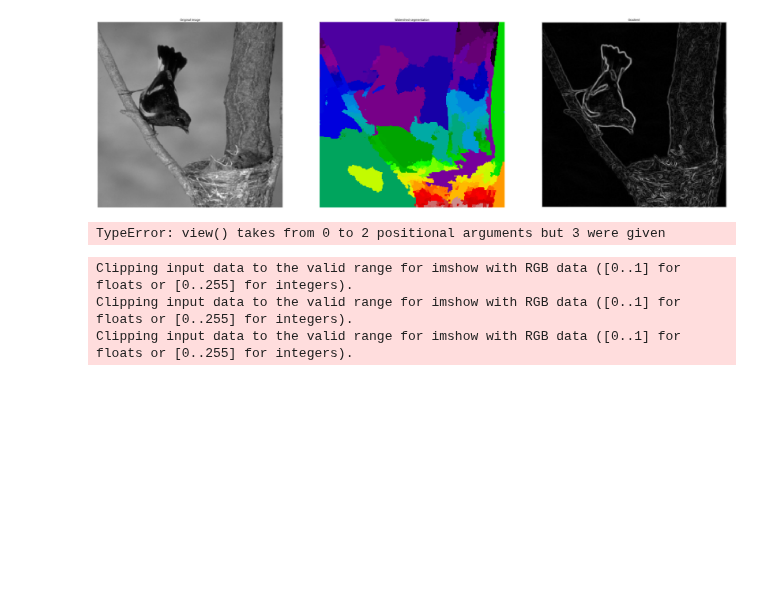
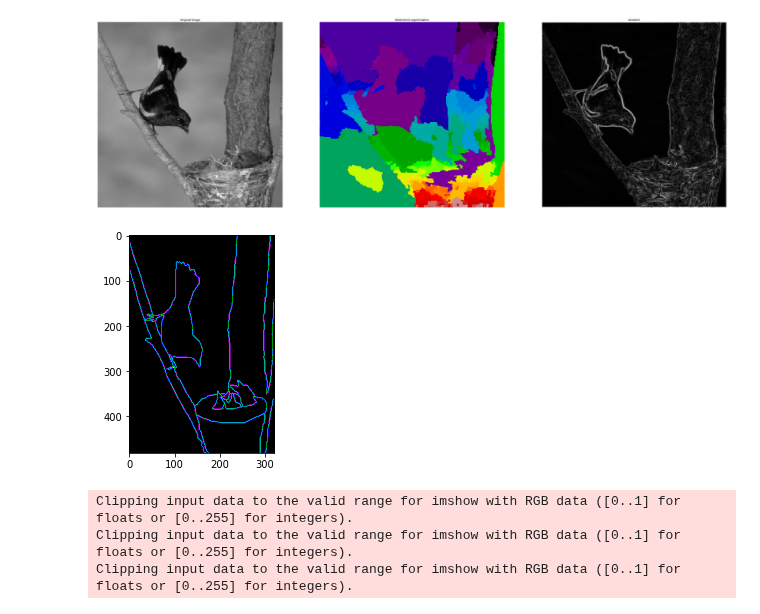
Before and after one commit to YSLCoat/learnableTokenizer, a Jupyter notebook: src/superpixelAlgorithms/WatershedNotebook.ipynb, the cells around one changed output. Cells and saved outputs as stored; diff of their text form; code cells hidden in the pictures; blank space fills up the shorter version.

```diff
--- a/src/superpixelAlgorithms/WatershedNotebook.ipynb
+++ b/src/superpixelAlgorithms/WatershedNotebook.ipynb
@@ -468,10 +382,11 @@ watershed_from_scratch(img.permute(1, 2, 0))
 # %% [output]
 (256, 256)
 [figure]
-# %%
-plt.imshow(label.view(50, img.shape[1], img.shape[2])[2])
-# %% [output]
-TypeError: view() takes from 0 to 2 positional arguments but 3 were given
+# %%
+for i in label:
+    plt.imshow(i, cmap='nipy_spectral')
+# %% [output]
+[figure, added]
 # %%
 gradient = sobel(rgb2gray(img.permute(1, 2, 0).numpy()))
 
```
Also changed, not shown: parts of 7 cells of this notebook, 5 other files.
